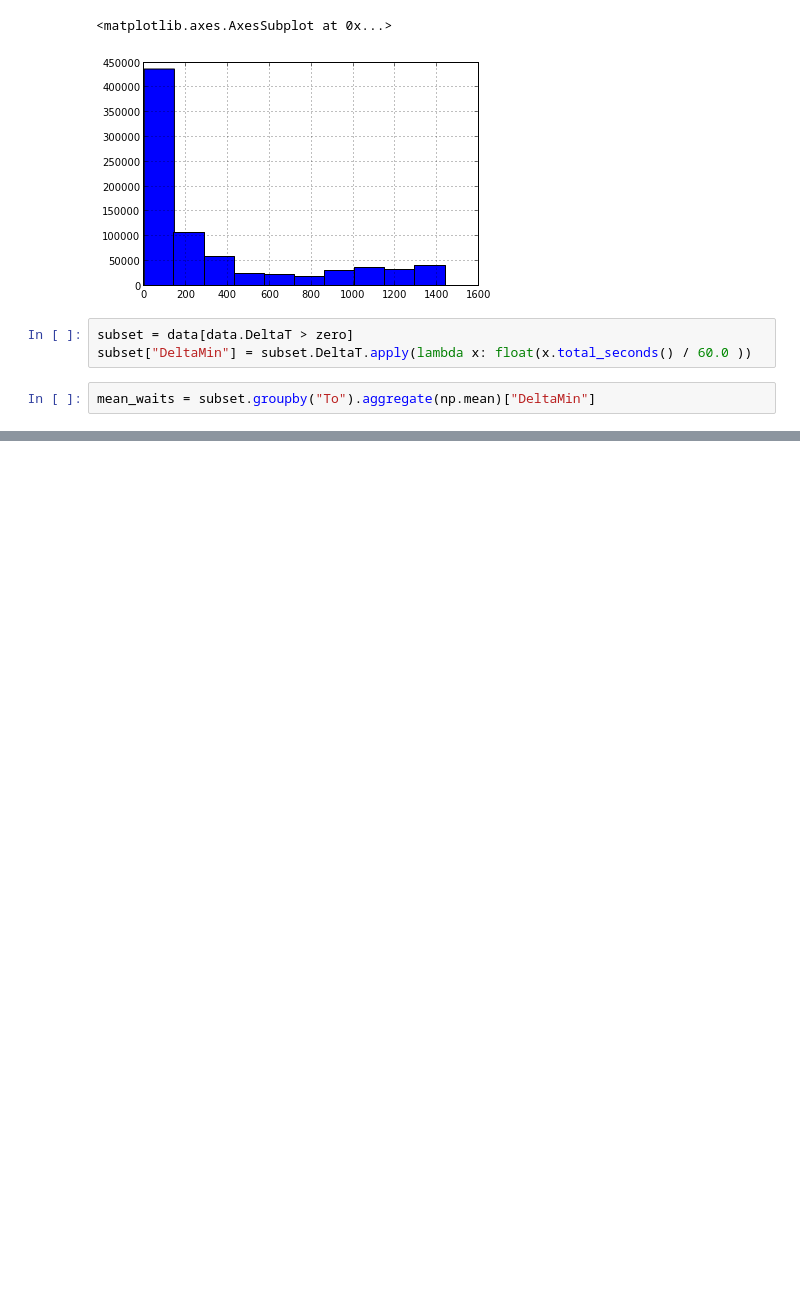
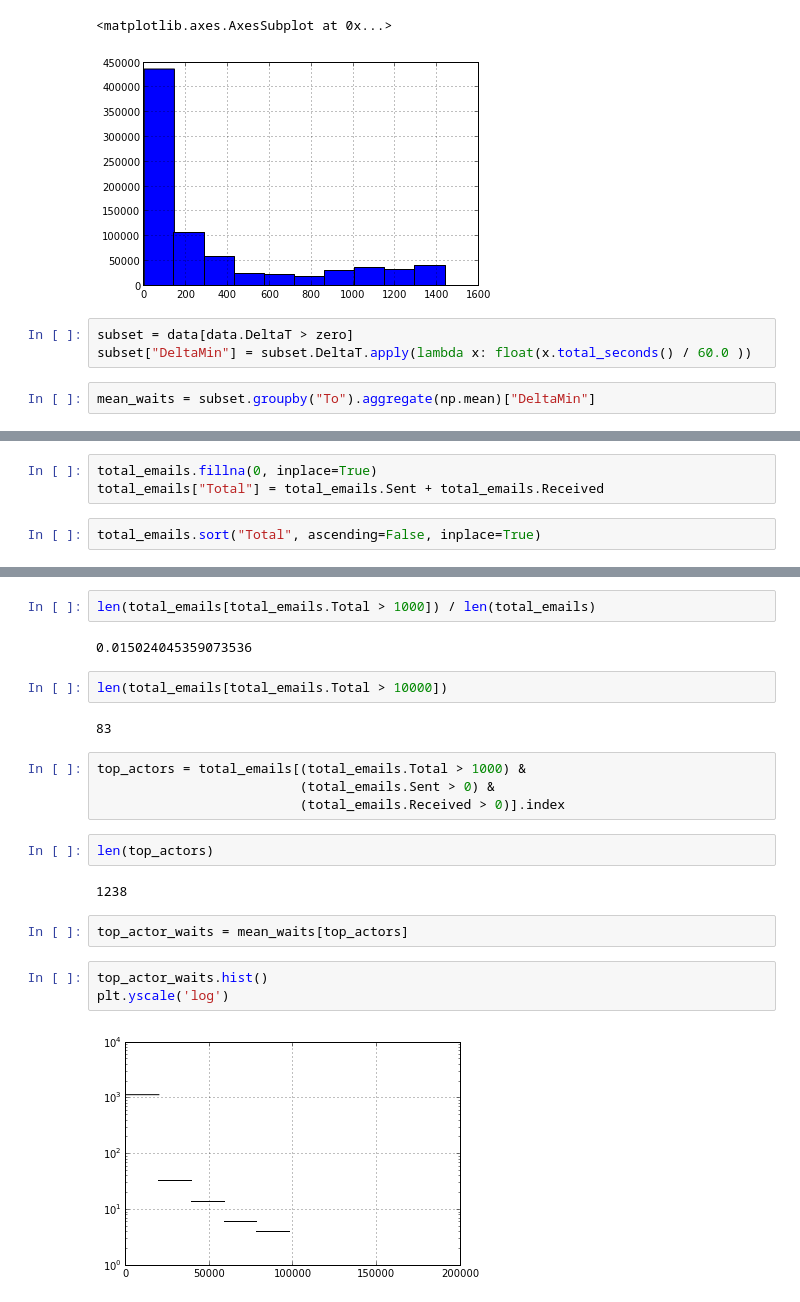
Before and after one commit to dmasad/Enron-Project, a Jupyter notebook: Time Interval Analysis.ipynb, the cells around one changed output, grey strips where cells are left out. Saved outputs shown, nothing was run; the diff lists cells and outputs as text; blank space fills up the shorter version.

```diff
--- a/Time Interval Analysis.ipynb
+++ b/Time Interval Analysis.ipynb
@@ -66,0 +75,5 @@ mean_waits[mean_waits < (100)].hist()
+# %%
+total_emails.fillna(0, inplace=True)
+total_emails["Total"] = total_emails.Sent + total_emails.Received
+# %%
+total_emails.sort("Total", ascending=False, inplace=True)
@@ -66,0 +82,23 @@ mean_waits[mean_waits < (100)].hist()
+# %%
+len(total_emails[total_emails.Total > 1000]) / len(total_emails)
+# %% [output]
+0.015024045359073536
+# %%
+len(total_emails[total_emails.Total > 10000])
+# %% [output]
+83
+# %%
+top_actors = total_emails[(total_emails.Total > 1000) &
+                          (total_emails.Sent > 0) &
+                          (total_emails.Received > 0)].index
+# %%
+len(top_actors)
+# %% [output]
+1238
+# %%
+top_actor_waits = mean_waits[top_actors]
+# %%
+top_actor_waits.hist()
+plt.yscale('log')
+# %% [output]
+[figure, added]
```
Also changed, not shown: parts of 8 cells of this notebook, 3 other files.
